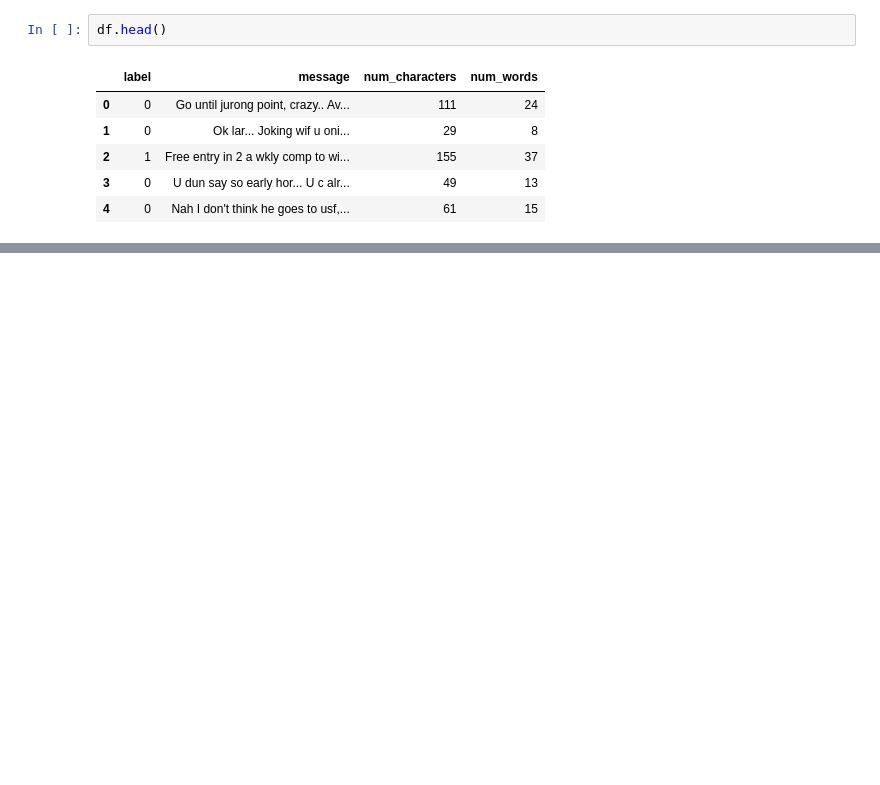
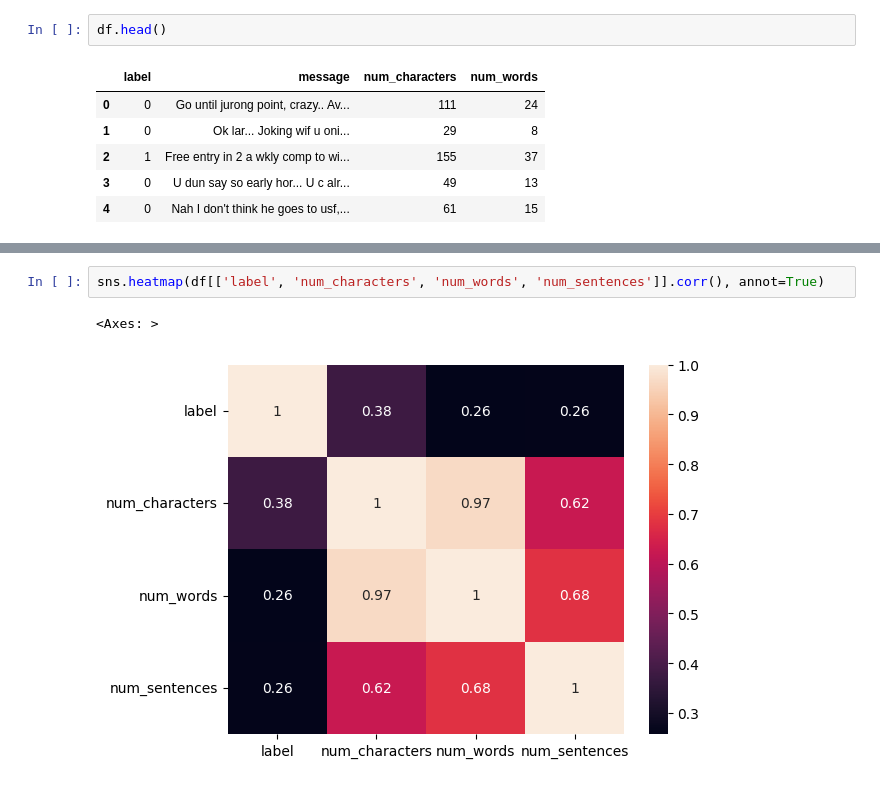
Before and after one commit to BrightToughson/SMS-Spam-Detection---Group-9, a Jupyter notebook: SMS_Spam_Detection.ipynb, the cells around one changed output, grey strips where cells are left out. Cells and saved outputs as stored; diff of their text form; blank space fills up the shorter version.

```diff
--- a/SMS_Spam_Detection.ipynb
+++ b/SMS_Spam_Detection.ipynb
@@ -154,0 +226,5 @@ df.head()
+# %%
+sns.heatmap(df[['label', 'num_characters', 'num_words', 'num_sentences']].corr(), annot=True)
+# %% [output]
+<Axes: >
+[figure, added]
```
Also changed, not shown: parts of 19 cells of this notebook.
